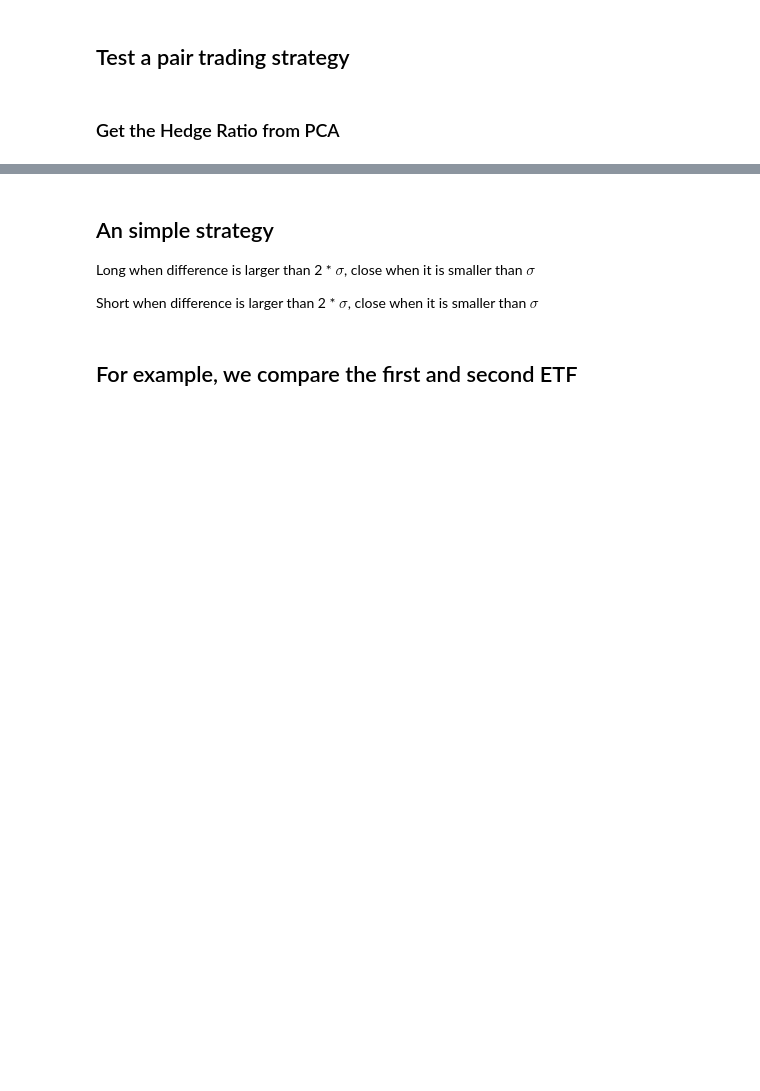
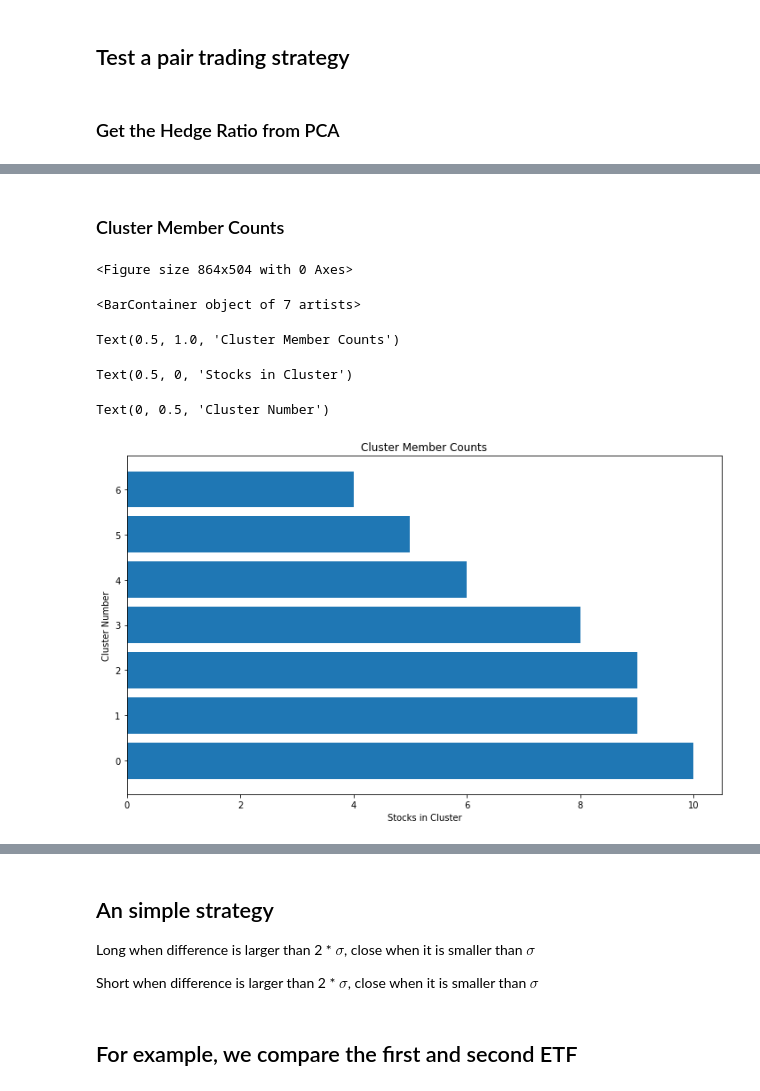
Before and after one commit to yatingchen99/PairTrading7121, a Jupyter notebook: pairTrading.ipynb, the cells around one changed output, grey strips where cells are left out. Saved outputs shown, nothing was run; the diff lists cells and outputs as text; code cells hidden in the pictures; blank space fills up the shorter version.

```diff
--- a/pairTrading.ipynb
+++ b/pairTrading.ipynb
@@ -74,13 +56,0 @@ def normalize(df_returns):
-# %%
-def DBSCAN_fit(df_returns, eps=2, min_samples=2):
-    X = df_returns.T
-    clf = DBSCAN(eps=eps, min_samples=min_samples).fit(X)
-    labels = clf.labels_
-    return labels
-
-
-def OPTICS_fit(df_returns, min_samples=4):
-    X = df_returns.T
-    clf = OPTICS(min_samples=4).fit(X)
-    labels = clf.labels_
-    return labels
@@ -167,0 +118,19 @@ array([[-0.11099155, -0.00674422, -0.03099909, ..., -0.09639333,
+# %% [markdown]
+### Cluster Member Counts
+# %%
+plt.figure(figsize=(12,7))
+plt.barh(
+range(len(clustered_series.value_counts())), # cluster labels, y axis
+      clustered_series.value_counts()
+         )
+plt.title('Cluster Member Counts')
+plt.xlabel('Stocks in Cluster')
+plt.ylabel('Cluster Number')
+plt.show()
+# %% [output]
+<Figure size 864x504 with 0 Axes>
+<BarContainer object of 7 artists>
+Text(0.5, 1.0, 'Cluster Member Counts')
+Text(0.5, 0, 'Stocks in Cluster')
+Text(0, 0.5, 'Cluster Number')
+[figure, added]
```
Also changed, not shown: parts of 26 cells of this notebook.
